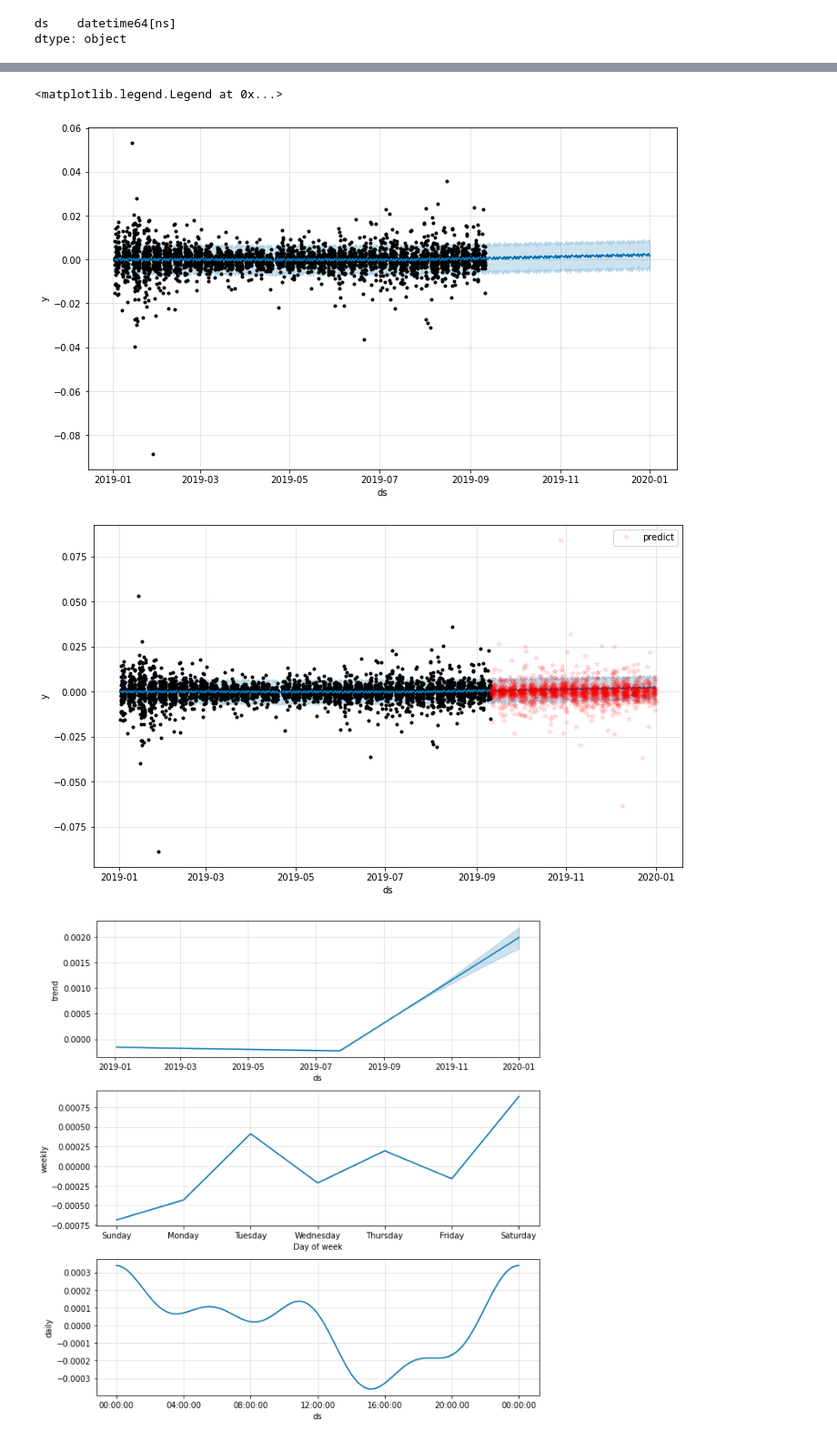
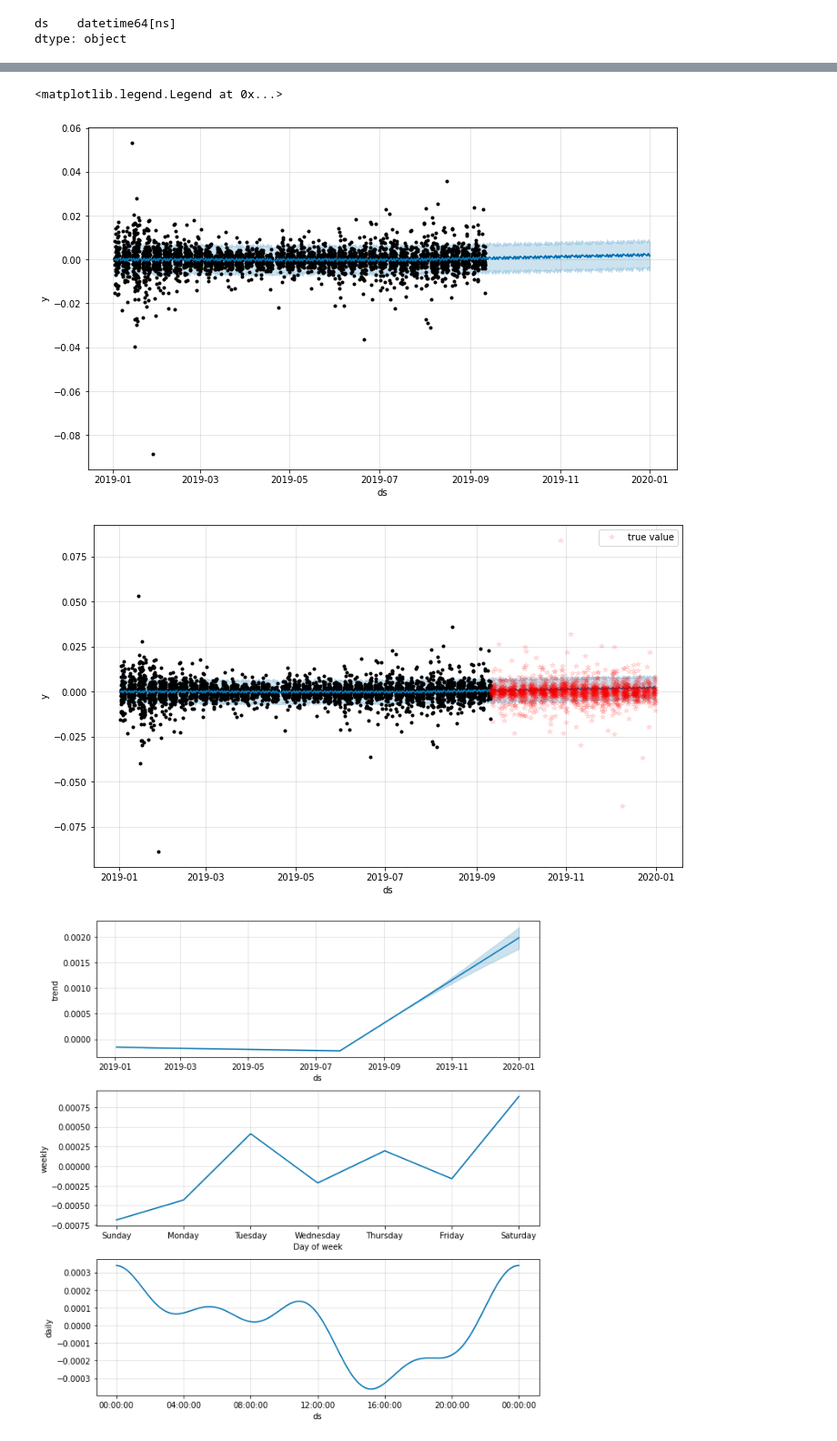
Before and after one commit to r50206v/E4729-Algorithm-Trading, a Jupyter notebook: project/prophet.ipynb, the cells around one changed output, grey strips where cells are left out. Shown at 91% size. Drawn from its saved outputs; the diff is of its cells as text; code cells hidden in the pictures.

```diff
--- a/project/prophet.ipynb
+++ b/project/prophet.ipynb
@@ -252,13 +252,13 @@ forecast.to_csv(path + '/result/forecast_df.csv', index=False)
 # %%
 final_model.plot(forecast)
 final_model.plot(forecast)
-plt.plot(test['ds'], test['y'], 'r*', alpha=0.1, label='predict')
+plt.plot(test['ds'], test['y'], 'r*', alpha=0.1, label='true value')
 plt.savefig(path + '/result/predict_plot.png')
 plt.legend()
 # %% [output]
 <matplotlib.legend.Legend at 0x...>
 [figure]
-[figure, old version]
+[figure, new version]
 # %%
 final_model.plot_components(forecast)
 plt.savefig(path + '/result/trend_seasonality.png')
```
Also changed, not shown: parts of 1 cell of this notebook, 7 other files.
